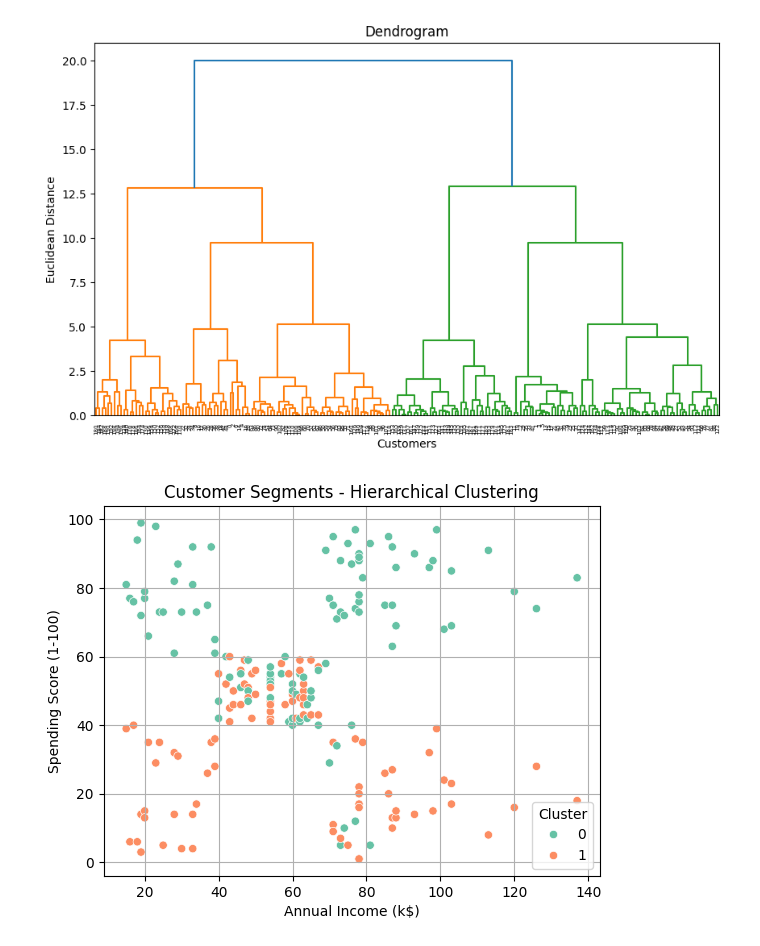
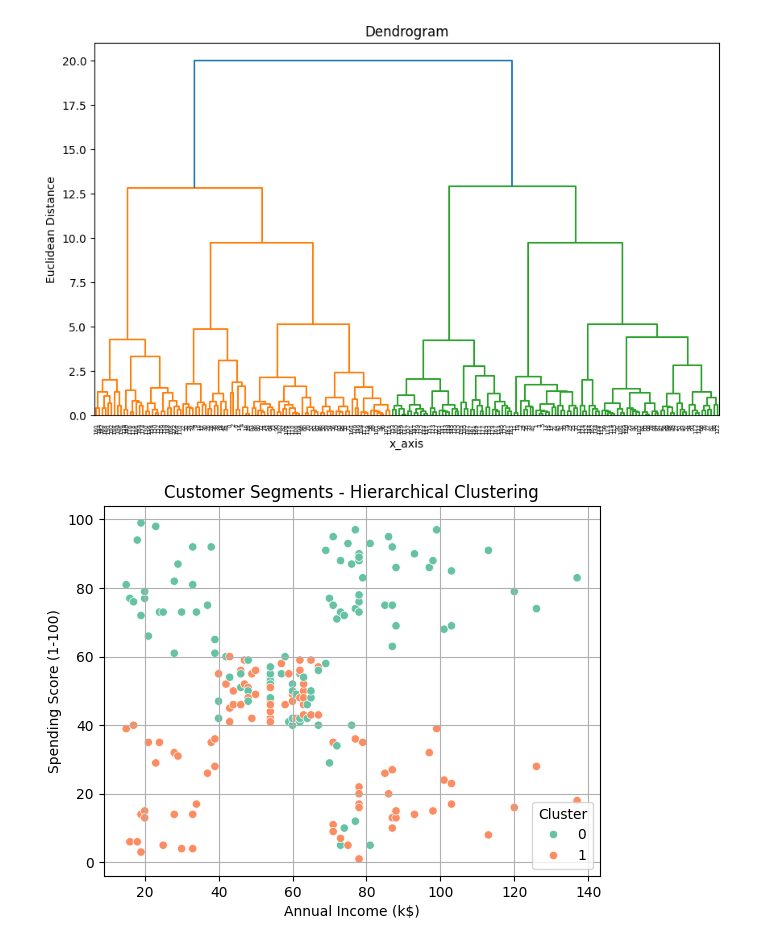
Before and after one commit to Hashir-Ashraf-Awan/Ebryx_ML, a Jupyter notebook: Week03/16-07-25.ipynb, the cells around one changed output. Cells and saved outputs as stored; diff of their text form; code cells hidden in the pictures.

```diff
--- a/Week03/16-07-25.ipynb
+++ b/Week03/16-07-25.ipynb
@@ -17,13 +17,13 @@ X_scaled = scaler.fit_transform(X)
 # %%
 
 plt.figure(figsize=(10, 6))
 dendrogram = sch.dendrogram(sch.linkage(X_scaled, method='ward'))
 plt.title('Dendrogram')
-plt.xlabel('Customers')
+plt.xlabel('x_axis')
 plt.ylabel('Euclidean Distance')
 plt.show()
 # %% [output]
-[figure, old version]
+[figure, new version]
 # %%
 from sklearn.cluster import AgglomerativeClustering
 
```
Also changed, not shown: 2 other files.
